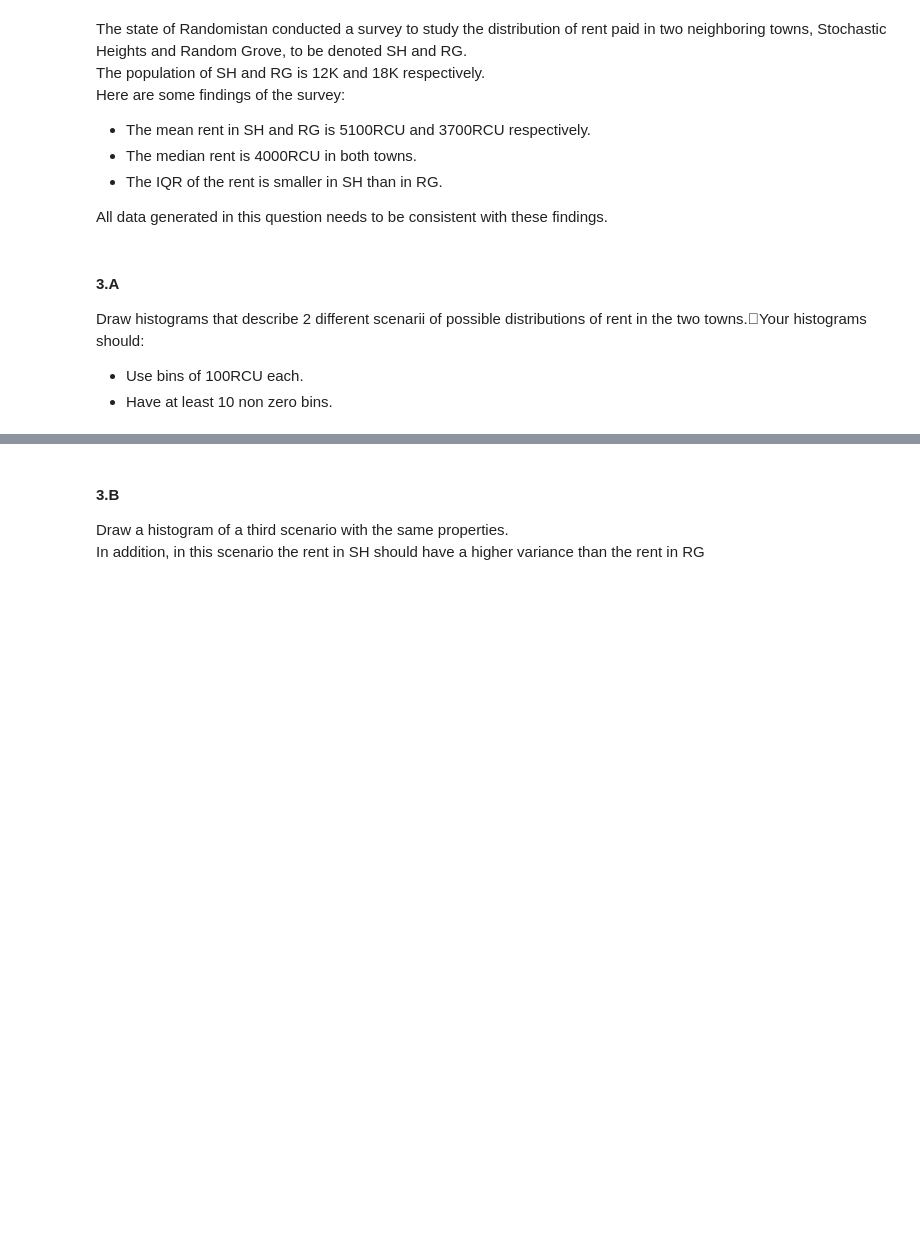
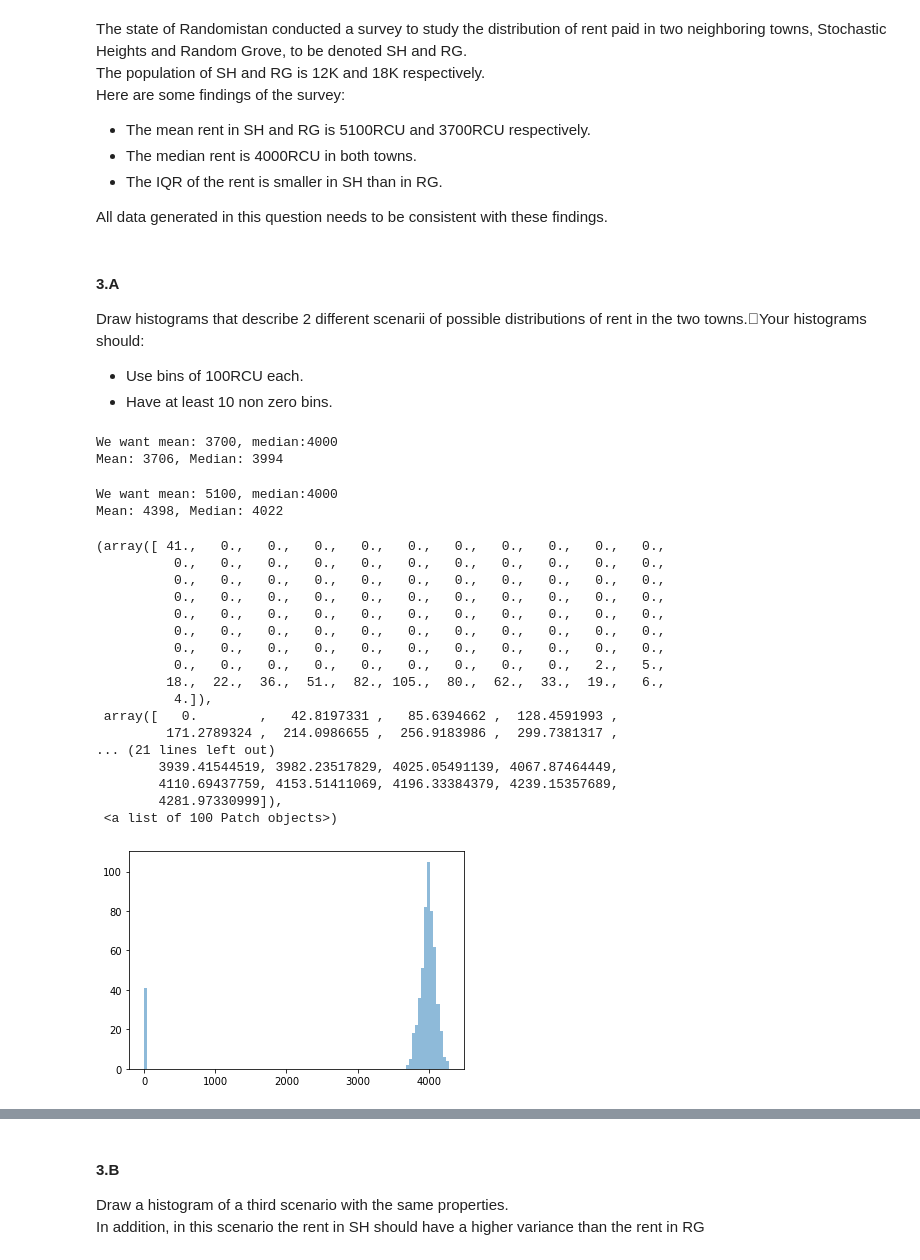
Before and after one commit to mayakerem/StatisticsDataAnalysis, a Jupyter notebook: HW1.ipynb, the cells around one changed output, grey strips where cells are left out. Drawn from its saved outputs; the diff is of its cells as text; code cells hidden in the pictures; blank space fills up the shorter version.

```diff
--- a/HW1.ipynb
+++ b/HW1.ipynb
@@ -139,5 +163,59 @@ Draw histograms that describe 2 different scenarii of possible distributions of
 * Use bins of 100RCU each.
 * Have at least 10 non zero bins.
+# %%
+print('We want mean: 3700, median:4000')
+mu, sigma = 4000, 100
+s = np.random.normal(mu, sigma, 500)
+# print(np.mean(s), np.median(s))
+s_t=np.array([1, 1, 1, 1, 1, 1, 1, 1, 1, 1, 1, 1, 1, 1, 1, 1, 1, 1, 1, 1, 1,
+              0, 2, 0, 2, 0, 2, 0, 2, 0.5, 0.5, 0.5, 0.5, 0.5, 0.5, 3, 3, 3, 3, 3, 3
+#              ])
+#              4000, 4000, 4000, 4000,
+#              4000, 4000, 4000, 4000, 4000, 4000, 4000, 4000,
+              , 4000, 4000, 4000, 4000, 4000, 4000, 4000, 4000,
+              4000, 4000, 4000, 4000, 4000, 4000, 4000, 4000,
+              4000, 4000, 4000, 4000, 4000, 4000, 4000, 4000, 4000])
+s_1 = np.concatenate((s,s_t),axis=0)
+print('Mean: {}, Median: {} '.format(int(np.mean(s_1)), int(np.median(s_1))))
+# %% [output]
+We want mean: 3700, median:4000
+Mean: 3706, Median: 3994
+# %%
+np.random.seed(101)
+print('We want mean: 5100, median:4000')
+mu, sigma = 4000, 100
+s = np.random.normal(mu, sigma, 500)
+s_t =np.array([4000, 4000, 4000, 4000, 4000, 4000, 4000, 4000, 4000])
+s_t2 = np.concatenate((s_t, np.arange(800, 9000, 20)))
+s_2 = np.concatenate((s,s_t2),axis=0)
+print('Mean: {}, Median: {} '.format(int(np.mean(s_2)), int(np.median(s_2))))
+# %% [output]
+We want mean: 5100, median:4000
+Mean: 4398, Median: 4022
+# %%
+# plt.hist(s_1,bins=100)
+bins=100
+plt.hist(s_1, bins, alpha=0.5, label='x')
+# plt.hist(s_2, bins, alpha=0.5, label='y')
+# %% [output]
+(array([ 41.,   0.,   0.,   0.,   0.,   0.,   0.,   0.,   0.,   0.,   0.,
+          0.,   0.,   0.,   0.,   0.,   0.,   0.,   0.,   0.,   0.,   0.,
+          0.,   0.,   0.,   0.,   0.,   0.,   0.,   0.,   0.,   0.,   0.,
+          0.,   0.,   0.,   0.,   0.,   0.,   0.,   0.,   0.,   0.,   0.,
+          0.,   0.,   0.,   0.,   0.,   0.,   0.,   0.,   0.,   0.,   0.,
+          0.,   0.,   0.,   0.,   0.,   0.,   0.,   0.,   0.,   0.,   0.,
+          0.,   0.,   0.,   0.,   0.,   0.,   0.,   0.,   0.,   0.,   0.,
+          0.,   0.,   0.,   0.,   0.,   0.,   0.,   0.,   0.,   2.,   5.,
+         18.,  22.,  36.,  51.,  82., 105.,  80.,  62.,  33.,  19.,   6.,
+          4.]),
+ array([   0.        ,   42.8197331 ,   85.6394662 ,  128.4591993 ,
+         171.2789324 ,  214.0986655 ,  256.9183986 ,  299.7381317 ,
+... (21 lines left out)
+        3939.41544519, 3982.23517829, 4025.05491139, 4067.87464449,
+        4110.69437759, 4153.51411069, 4196.33384379, 4239.15357689,
+        4281.97330999]),
+ <a list of 100 Patch objects>)
+[figure, added]
 # %%
 n = 20
 loc = 0
```
Also changed, not shown: parts of 6 cells of this notebook.
